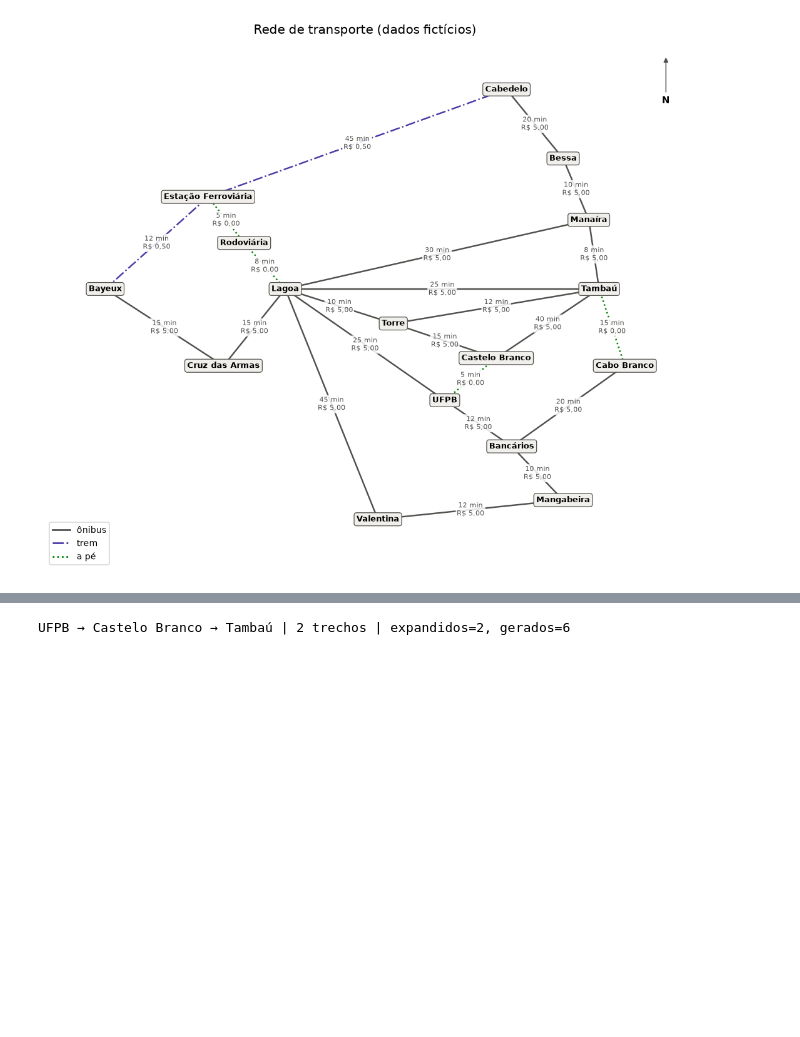
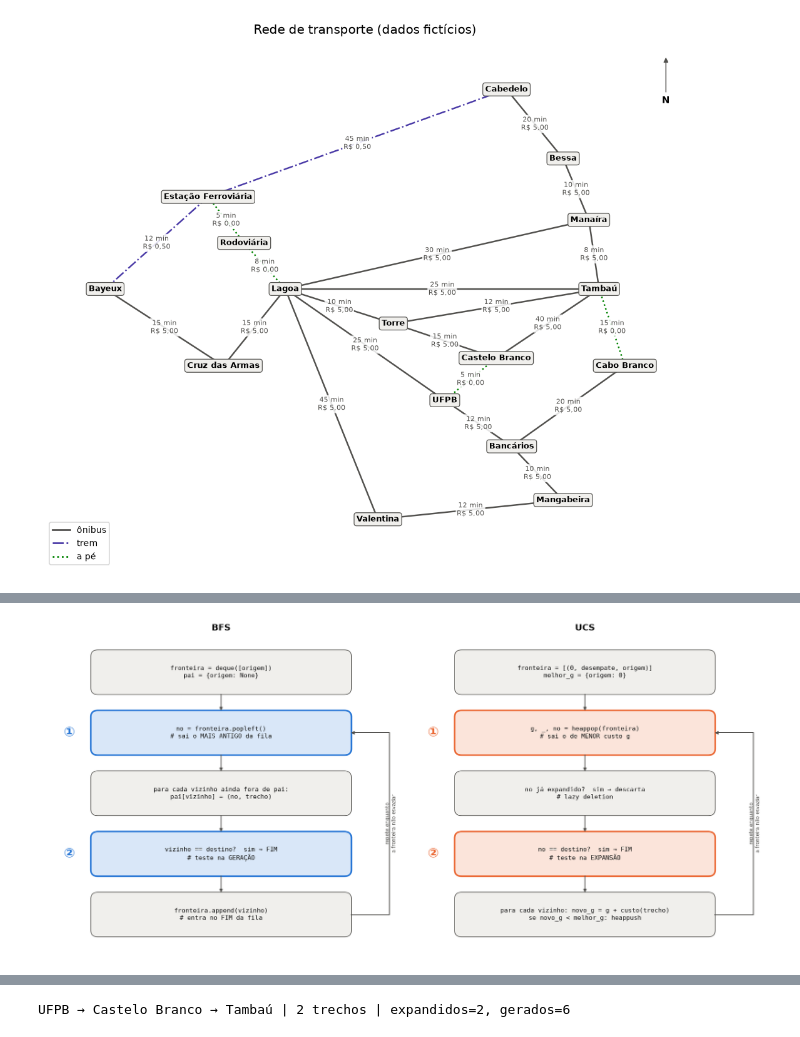
Before and after one commit to malu-zinha/ucs-bfs, a Jupyter notebook: notebooks/ucs_vs_bfs_transporte.ipynb, the cells around one changed output, grey strips where cells are left out. Drawn from its saved outputs; the diff is of its cells as text; code cells hidden in the pictures; blank space fills up the shorter version.

```diff
--- a/notebooks/ucs_vs_bfs_transporte.ipynb
+++ b/notebooks/ucs_vs_bfs_transporte.ipynb
@@ -40,7 +40,9 @@ import time                          # perf_counter_ns: relógio de alta resolu
 import pandas as pd                  # tabelas de resultados
 import matplotlib.pyplot as plt      # gráficos
 from matplotlib.lines import Line2D  # itens de legenda "manuais" para o desenho do grafo
-from matplotlib.patches import Patch # itens de legenda com hachura para o gráfico de barras
+from matplotlib.patches import Patch, FancyBboxPatch  # legendas com hachura e "caixas" dos diagramas
+from matplotlib.colors import LinearSegmentedColormap, BoundaryNorm  # escalas de cor sequenciais
+from matplotlib.cm import ScalarMappable  # barra de cores para escalas desenhadas "à mão"
 import networkx as nx                # SÓ para desenhar o grafo e para validar a UCS com Dijkstra
 
 # Configurações de exibição: tabelas mais largas e figuras com resolução boa para o GitHub
@@ -55,8 +57,22 @@ plt.rcParams.update({
     "font.size": 10,
 })
 
-# Paleta categórica validada para daltonismo (azul, laranja, verde-água).
+# Paleta categórica validada para daltonismo (azul, laranja, verde-água, violeta).
 # A MESMA cor representa o MESMO algoritmo em todas as figuras do notebook.
 COR_BFS = "#2a78d6"
 COR_UCS_TEMPO = "#eb6834"
 COR_UCS_TARIFA = "#1baf7a"
+COR_UCS_GENERALIZADO = "#4a3aa7"
+CORES_ALGO = {"BFS": COR_BFS, "UCS (tempo)": COR_UCS_TEMPO,
+              "UCS (tarifa)": COR_UCS_TARIFA, "UCS (generalizado)": COR_UCS_GENERALIZADO}
+# Codificação redundante à cor (acessibilidade): cada algoritmo também tem forma e hachura próprias
+MARCADORES_ALGO = {"BFS": "o", "UCS (tempo)": "s", "UCS (tarifa)": "D", "UCS (generalizado)": "^"}
+HACHURAS_ALGO = {"BFS": "///", "UCS (tempo)": "...", "UCS (tarifa)": "xx", "UCS (generalizado)": "\\\\\\"}
+
+# Cores dos ESTADOS de um nó durante a busca (usadas nos diagramas passo a passo)
+COR_EXPANDIDO = "#52514e"   # cinza-escuro: já saiu da fronteira e teve os vizinhos gerados
+COR_FRONTEIRA = "#eda100"   # âmbar: descoberto, esperando na fronteira
+COR_NAO_VISTO = "#ffffff"   # branco: a busca ainda não chegou lá
+COR_DESTINO = "#008300"     # verde: borda que marca o destino
+TINTA = "#0b0b0b"           # texto principal
+TINTA_SUAVE = "#52514e"     # texto secundário (rótulos, eixos)
@@ -319 +393,58 @@ plt.show()
+# %%
+def clarear(cor, fracao=0.82):
+    # Mistura a cor com branco: vira um fundo suave que destaca sem atrapalhar a leitura do texto
+    r, g, b = (int(cor[i:i + 2], 16) / 255 for i in (1, 3, 5))
+    return (r + (1 - r) * fracao, g + (1 - g) * fracao, b + (1 - b) * fracao)
+
+
+def desenhar_fluxograma(ax, titulo, cor, caixas):
+    # caixas: lista de (texto, marca); marca = "①"/"②" nas caixas em que os algoritmos diferem, senão None
+    ax.set_xlim(0, 1)
+    ax.set_ylim(0, 1)
+    ax.axis("off")
+    ax.set_title(titulo, fontsize=14, color=TINTA, pad=8, fontweight="bold")
+    altura, passo, topo = 0.13, 0.19, 0.95          # altura das caixas, distância entre elas e topo da 1ª
+    centros = [topo - altura / 2 - i * passo for i in range(len(caixas))]
+    for (texto, marca), y in zip(caixas, centros):
+        destaque = marca is not None
+        # Caixas que diferem entre os algoritmos ganham fundo e borda na cor do algoritmo
+        ax.add_patch(FancyBboxPatch((0.14, y - altura / 2), 0.72, altura,
+                                    boxstyle="round,pad=0.005,rounding_size=0.02",
+                                    fc=clarear(cor) if destaque else "#f0efec",
+                                    ec=cor if destaque else TINTA_SUAVE, lw=2.4 if destaque else 1))
+        ax.text(0.5, y, texto, ha="center", va="center", fontsize=9.5, color=TINTA, family="monospace")
+        if destaque:
+            # "Selo" numerado: liga a caixa à lista de diferenças do texto
+            ax.text(0.075, y, marca, ha="center", va="center", fontsize=20, color=cor, fontweight="bold")
+    # Setas do fluxo normal, de cima para baixo
+    for y1, y2 in zip(centros, centros[1:]):
+        ax.annotate("", xy=(0.5, y2 + altura / 2), xytext=(0.5, y1 - altura / 2),
+                    arrowprops={"arrowstyle": "-|>", "color": TINTA_SUAVE, "lw": 1.3})
+    # Seta de retorno (o laço while): da última caixa de volta à retirada da fronteira
+    ax.annotate("", xy=(0.86, centros[1]), xytext=(0.86, centros[-1]),
+                arrowprops={"arrowstyle": "-|>", "color": TINTA_SUAVE, "lw": 1.3,
+                            "connectionstyle": "bar,fraction=0.22"})
+    ax.text(0.975, (centros[1] + centros[-1]) / 2, "repete enquanto\na fronteira não esvaziar",
+            rotation=90, ha="center", va="center", fontsize=8, color=TINTA_SUAVE)
+
+
+fig, (ax_b, ax_u) = plt.subplots(1, 2, figsize=(16, 7.5))
+desenhar_fluxograma(ax_b, "BFS", COR_BFS, [
+    ("fronteira = deque([origem])\npai = {origem: None}", None),
+    ("no = fronteira.popleft()\n# sai o MAIS ANTIGO da fila", "①"),
+    ("para cada vizinho ainda fora de pai:\npai[vizinho] = (no, trecho)", None),
+    ("vizinho == destino?  sim → FIM\n# teste na GERAÇÃO", "②"),
+    ("fronteira.append(vizinho)\n# entra no FIM da fila", None),
+])
+desenhar_fluxograma(ax_u, "UCS", COR_UCS_TEMPO, [
+    ("fronteira = [(0, desempate, origem)]\nmelhor_g = {origem: 0}", None),
+    ("g, _, no = heappop(fronteira)\n# sai o de MENOR custo g", "①"),
+    ("no já expandido?  sim → descarta\n# lazy deletion", None),
+    ("no == destino?  sim → FIM\n# teste na EXPANSÃO", "②"),
+    ("para cada vizinho: novo_g = g + custo(trecho)\nse novo_g < melhor_g: heappush", None),
+])
+fig.tight_layout()
+plt.show()
+# %% [output]
+[figure, added]
 # %% [markdown]
```
Also changed, not shown: parts of 34 cells of this notebook.
